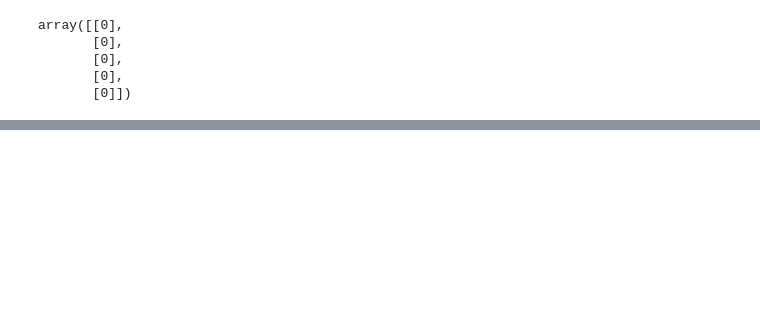
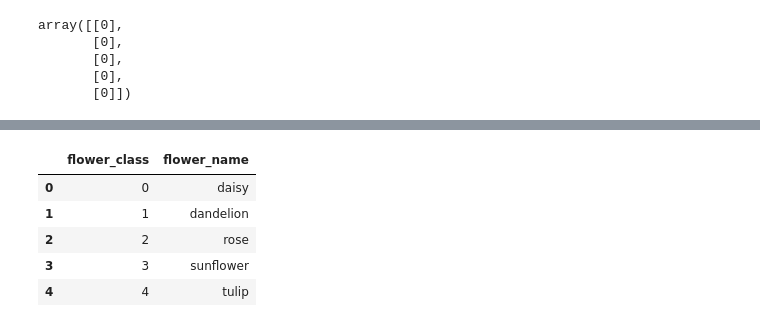
Before and after one commit to ErwinPan/ML100-Days, a Jupyter notebook: homework/Day101_Final_Exam_Classification_of_Flowers.ipynb, the cells around one changed output, grey strips where cells are left out. Saved outputs shown, nothing was run; the diff lists cells and outputs as text; code cells hidden in the pictures; blank space fills up the shorter version.

```diff
--- a/homework/Day101_Final_Exam_Classification_of_Flowers.ipynb
+++ b/homework/Day101_Final_Exam_Classification_of_Flowers.ipynb
@@ -285,0 +478,9 @@ array([[1., 0., 0., 0., 0.],
+# %%
+label_array.head()
+# %% [output]
+|  | flower_class | flower_name |
+| 0 | 0 | daisy |
+| 1 | 1 | dandelion |
+| 2 | 2 | rose |
+| 3 | 3 | sunflower |
+| 4 | 4 | tulip |
```
Also changed, not shown: parts of 42 cells of this notebook.
